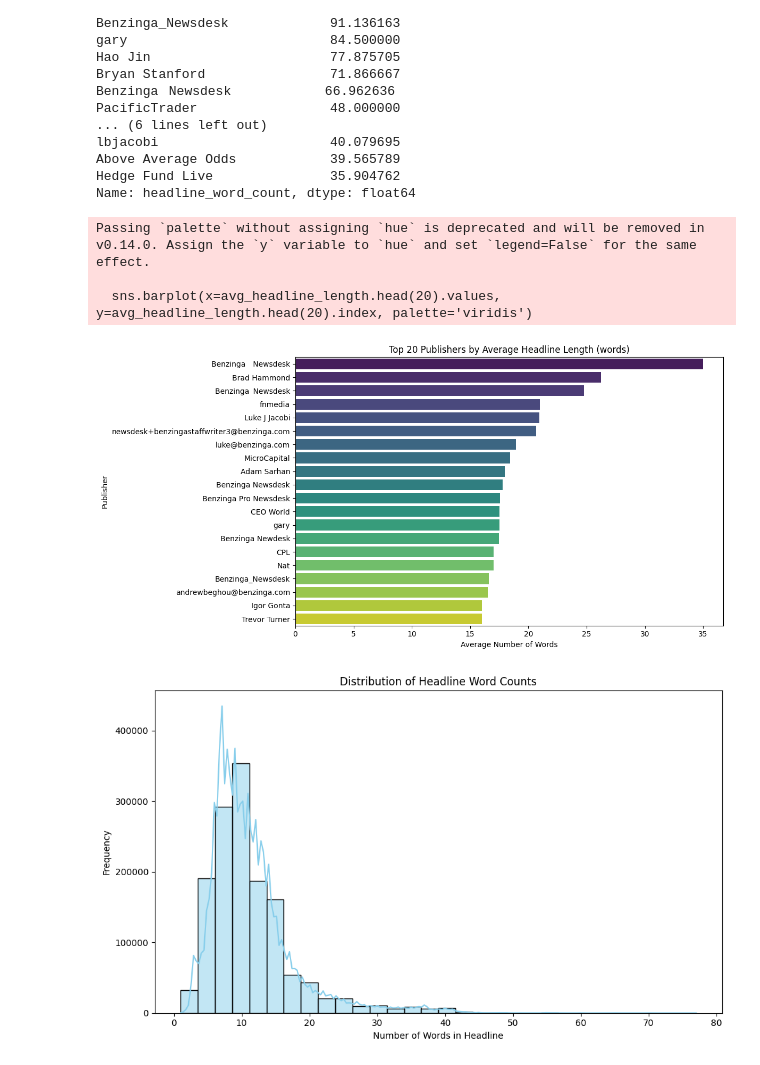
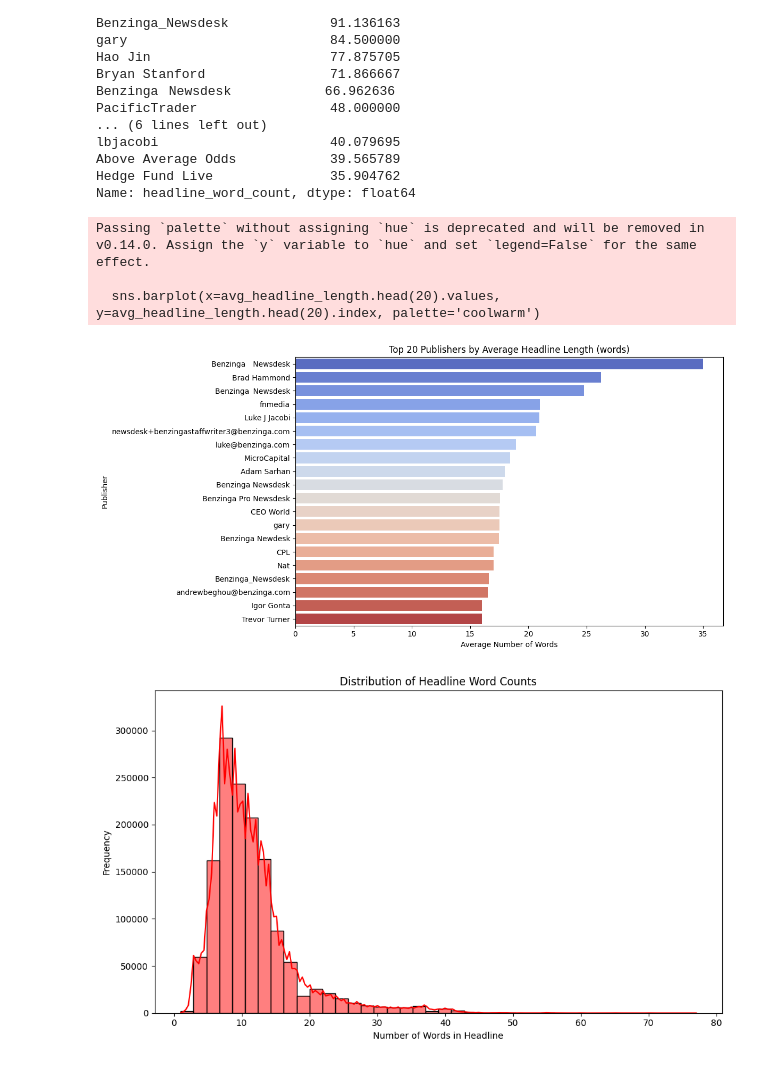
Before and after one commit to nebiyuu/Financial-News-and-Stock-Price-, a Jupyter notebook: notebook/describe.ipynb, the cells around one changed output. Cells and saved outputs as stored; diff of their text form; code cells hidden in the pictures.

```diff
--- a/notebook/describe.ipynb
+++ b/notebook/describe.ipynb
@@ -47,6 +47,8 @@ df["date"].head(30)
 28          2020-04-02 00:00:00
 29          2020-04-01 00:00:00
 Name: date, dtype: object
+# %%
+df['date'] = pd.to_datetime(df['date'], format='ISO8601')
 # %%
 # check for null
 print(df.isnull().sum())
@@ -205,27 +197,27 @@ Name: headline_word_count, dtype: float64
 # %%
 # Calculate average headline length per publisher
 avg_headline_length = df.groupby('publisher')['headline_word_count'].mean().sort_values(ascending=False)
 
 # Plot top 20 publishers by average headline length
 plt.figure(figsize=(12,6))
-sns.barplot(x=avg_headline_length.head(20).values, y=avg_headline_length.head(20).index, palette='viridis')
+sns.barplot(x=avg_headline_length.head(20).values, y=avg_headline_length.head(20).index, palette='coolwarm')
 plt.title('Top 20 Publishers by Average Headline Length (words)')
 plt.xlabel('Average Number of Words')
 plt.ylabel('Publisher')
 plt.tight_layout()
 plt.show()
 # %% [output]
 Passing `palette` without assigning `hue` is deprecated and will be removed in v0.14.0. Assign the `y` variable to `hue` and set `legend=False` for the same effect.
 
-  sns.barplot(x=avg_headline_length.head(20).values, y=avg_headline_length.head(20).index, palette='viridis')
+  sns.barplot(x=avg_headline_length.head(20).values, y=avg_headline_length.head(20).index, palette='coolwarm')
-[figure, old version]
+[figure, new version]
 # %%
 plt.figure(figsize=(10,6))
-sns.histplot(df['headline_word_count'], bins=30, kde=True, color='skyblue')
+sns.histplot(df['headline_word_count'], bins=40, kde=True, color='red')
 plt.title('Distribution of Headline Word Counts')
 plt.xlabel('Number of Words in Headline')
 plt.ylabel('Frequency')
 plt.tight_layout()
 plt.show()
 # %% [output]
-[figure, old version]
+[figure, new version]
```
Also changed, not shown: parts of 9 cells of this notebook.
